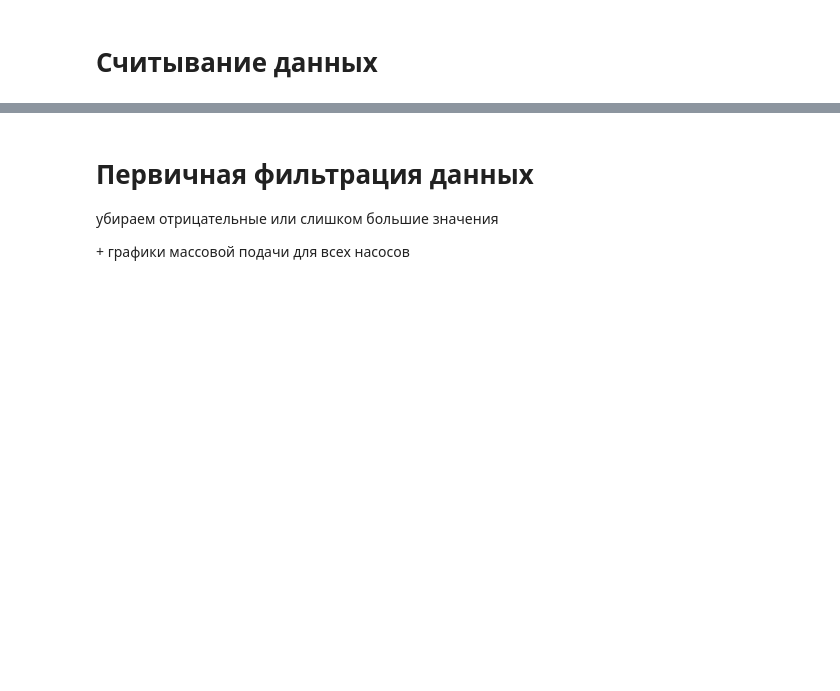
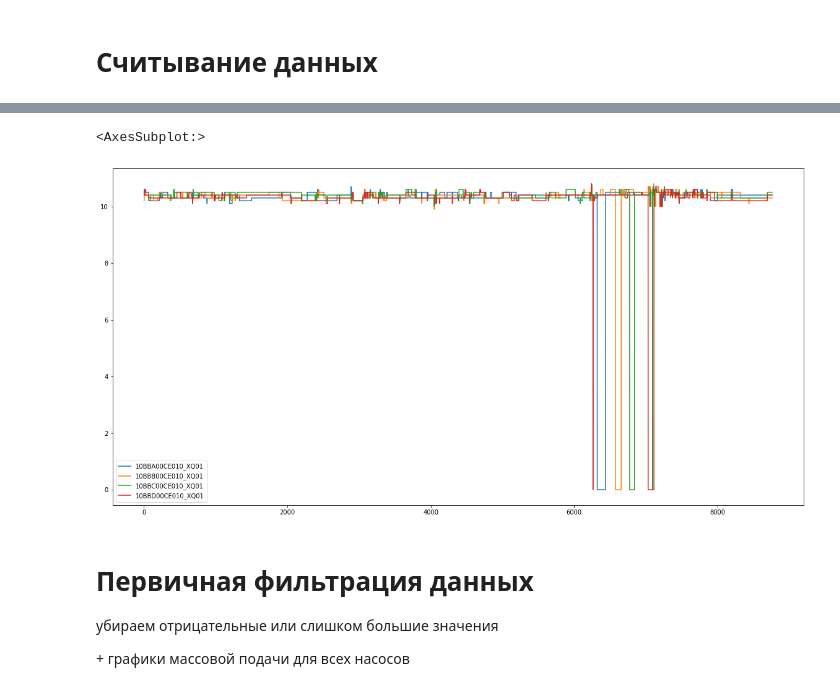
Before and after one commit to edodo1337/diplom, a Jupyter notebook: research/Диплом.ipynb, the cells around one changed output, grey strips where cells are left out. Saved outputs shown, nothing was run; the diff lists cells and outputs as text; code cells hidden in the pictures; blank space fills up the shorter version.

```diff
--- a/research/Диплом.ipynb
+++ b/research/Диплом.ipynb
@@ -37,6 +37,11 @@ data.head()
 | 2 | NaN | МПа | МПа | МПа | МПа | ... |
 | 3 | 01.01.19 00:00:00 | 0.80 | 0.76 | 0.75 | 0.80 | ... |
 | 4 | 01.01.19 01:00:00 | 0.80 | 0.76 | 0.75 | 0.80 | ... |
+# %%
+df[pump_volt_cols].plot()
+# %% [output]
+<AxesSubplot:>
+[figure, added]
 # %% [markdown]
 <h1>Первичная фильтрация данных</h1>
 <p>убираем отрицательные или слишком большие значения</p>
```
Also changed, not shown: parts of 12 cells of this notebook, 2 other files.
